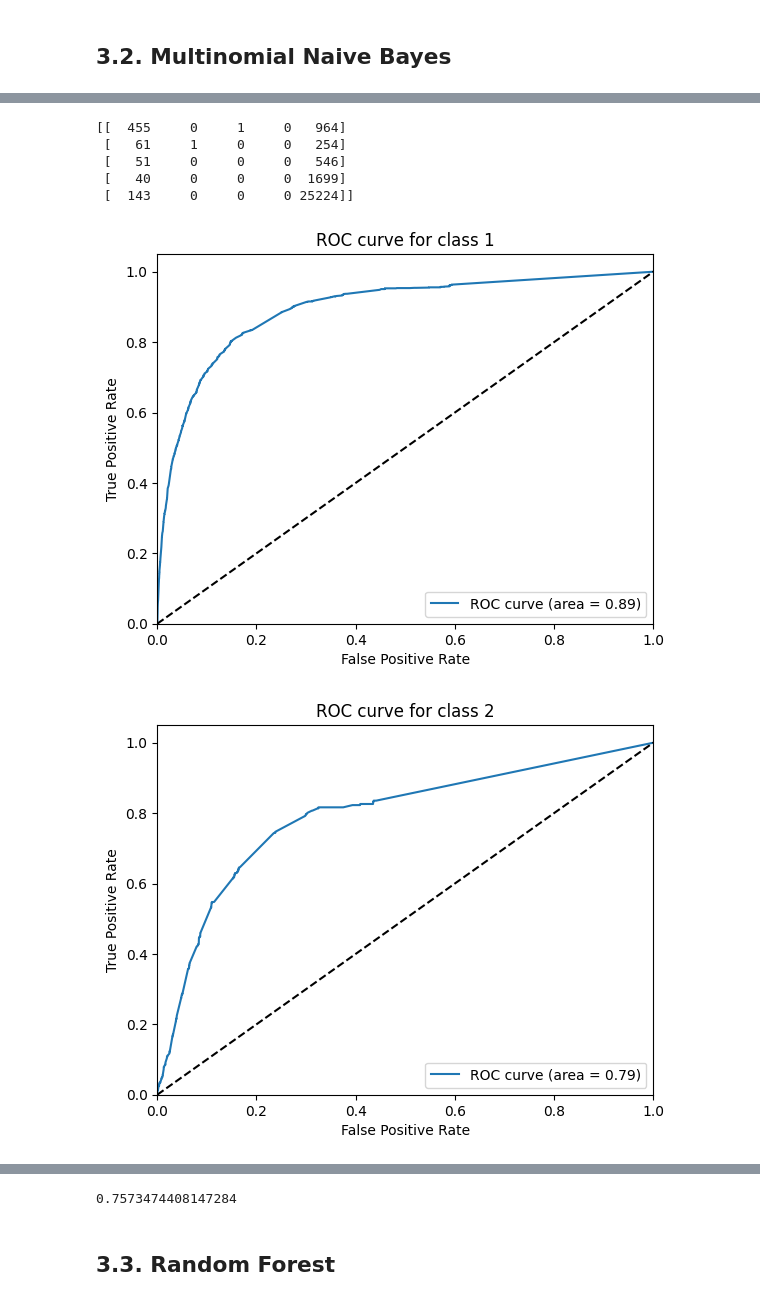
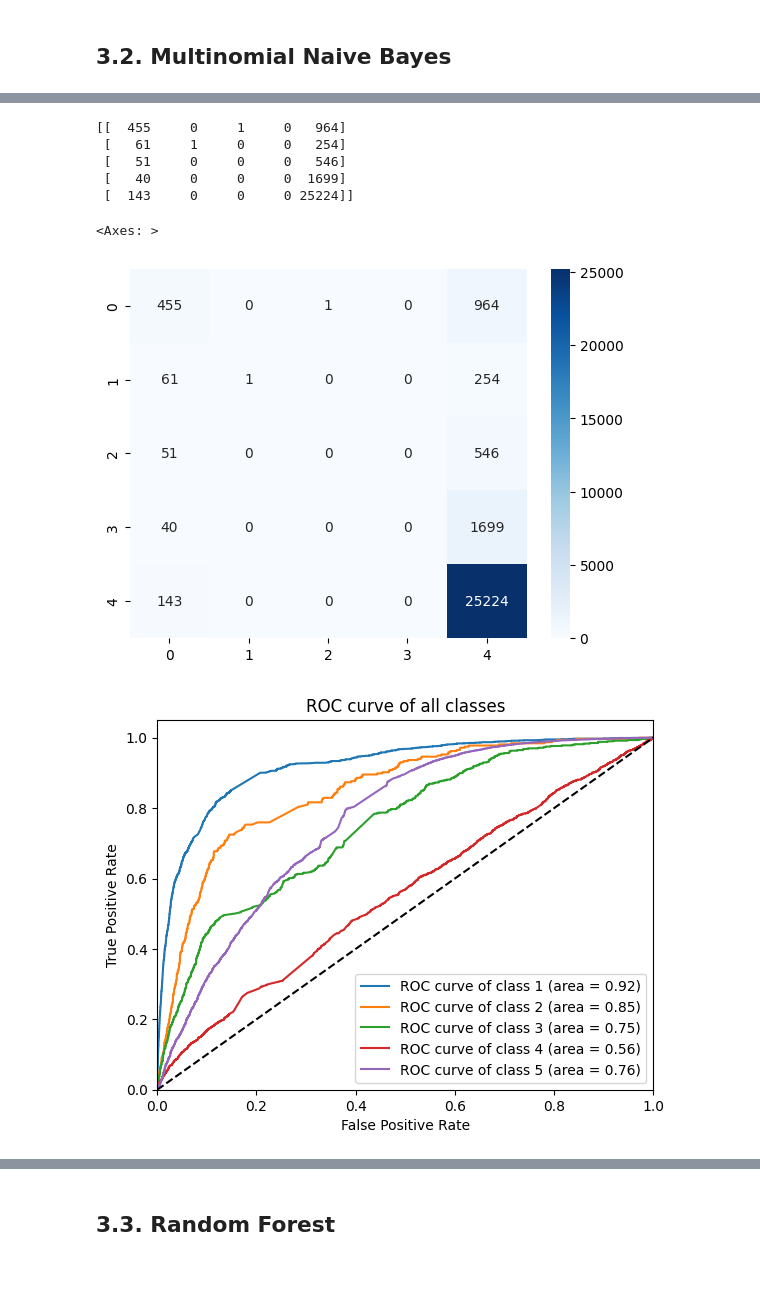
Before and after one commit to ComputingVictor/TFM_ValuationSentimentEngine, a Jupyter notebook: notebooks/reviews/1_MLModels.ipynb, the cells around one changed output, grey strips where cells are left out. Cells and saved outputs as stored; diff of their text form; code cells hidden in the pictures; blank space fills up the shorter version.

```diff
--- a/notebooks/reviews/1_MLModels.ipynb
+++ b/notebooks/reviews/1_MLModels.ipynb
@@ -222,11 +256,21 @@ print(metrics.accuracy_score(y_test,preds))
-# %%
-print(confusion_matrix(y_test,preds))
-# %% [output]
-[[  455     0     1     0   964]
- [   61     1     0     0   254]
- [   51     0     0     0   546]
- [   40     0     0     0  1699]
- [  143     0     0     0 25224]]
+# %%
+print(confusion_matrix(y_test,preds))
+
+# Confusion matrix.
+
+conf_mat = confusion_matrix(y_test, preds)
+
+# Plot the heatmap.
+
+sns.heatmap(conf_mat, annot=True, fmt='d', cmap='Blues')
+# %% [output]
+[[  455     0     1     0   964]
+ [   61     1     0     0   254]
+ [   51     0     0     0   546]
+ [   40     0     0     0  1699]
+ [  143     0     0     0 25224]]
+<Axes: >
+[figure, added]
 # %%
 # Save the model as a pickle file.
 
@@ -236,50 +280,41 @@ pickle.dump(model, open('../../models/multinomial_model.pkl', 'wb'))
 
 model = pickle.load(open('../../models/multinomial_model.pkl', 'rb'))
 # %%
-# Create the ROC curve with one class vs rest.
-
-from sklearn.metrics import roc_curve, auc
-
 # Compute ROC curve and ROC area for each class
 
 fpr = dict()
 
 tpr = dict()
 
 roc_auc = dict()
 
 for i in range(5):
 
         fpr[i], tpr[i], _ = roc_curve(y_test, predict_probabilities[:, i], pos_label=i+1)
 
         roc_auc[i] = auc(fpr[i], tpr[i])
 
-# Plot of a ROC curve for a specific class
+# Plot of the ROC curve of all classes in the same plot.
 
 for i in range(5):
-    q = i+1
-    plt.figure()
-    plt.plot(fpr[i], tpr[i], label='ROC curve (area = %0.2f)' % roc_auc[i])
 
-    plt.plot([0, 1], [0, 1], 'k--')
+        plt.plot(fpr[i], tpr[i], label='ROC curve of class {0} (area = {1:0.2f})'
+                 ''.format(i+1, roc_auc[i]))
 
-    plt.xlim([0.0, 1.0])
+plt.plot([0, 1], [0, 1], 'k--')
 
-    plt.ylim([0.0, 1.05])
+plt.xlim([0.0, 1.0])
 
-    plt.xlabel('False Positive Rate')
+plt.ylim([0.0, 1.05])
 
-    plt.ylabel('True Positive Rate')
+plt.xlabel('False Positive Rate')
 
-    plt.title('ROC curve for class %i' % q)
+plt.ylabel('True Positive Rate')
 
-    plt.legend(loc="lower right")
+plt.title('ROC curve of all classes')
 
-    plt.show()
+plt.legend(loc="lower right")
 
-# Calculate the AUC score.
-
-roc_auc_score(y_test, predict_probabilities, multi_class='ovr')
+plt.show()
 # %% [output]
-[figure, old version]
+[figure, new version]
-[figure, removed]
@@ -289,4 +321,3 @@ roc_auc_score(y_test, predict_probabilities, multi_class='ovr')
-0.7573474408147284
 # %% [markdown]
 ## 3.3. Random Forest
 # %%
```
Also changed, not shown: parts of 18 cells of this notebook, 13 other files.
